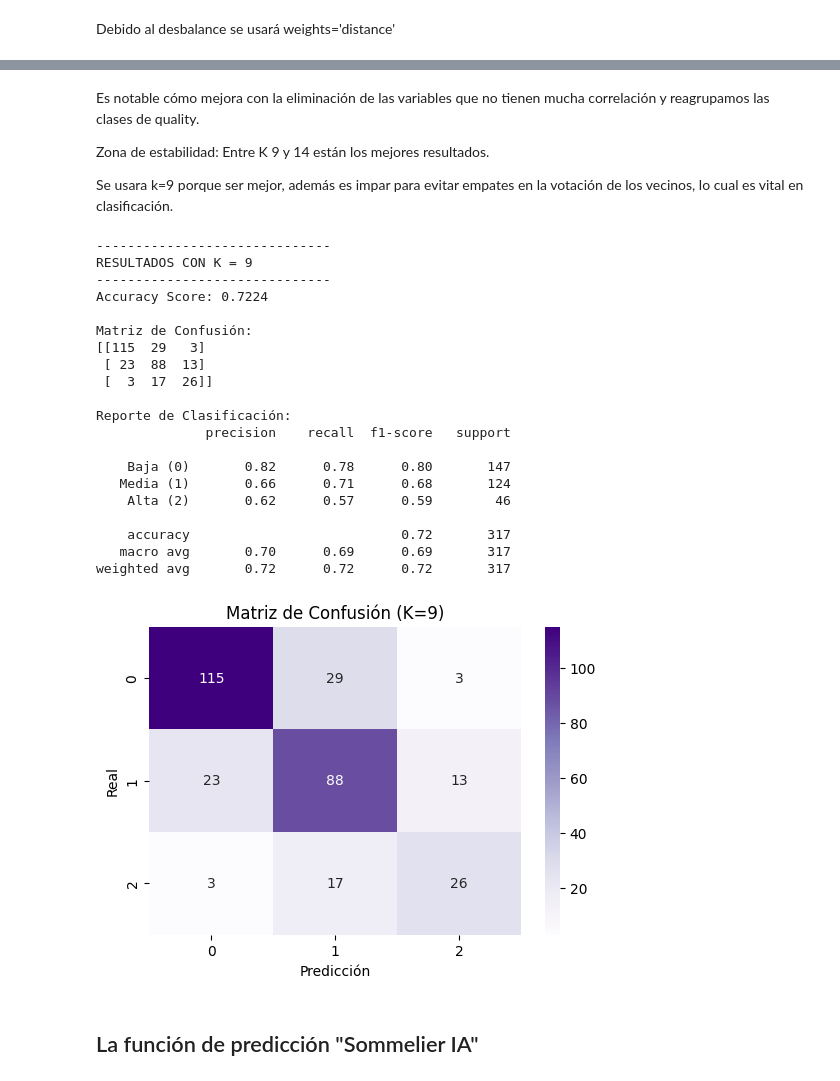
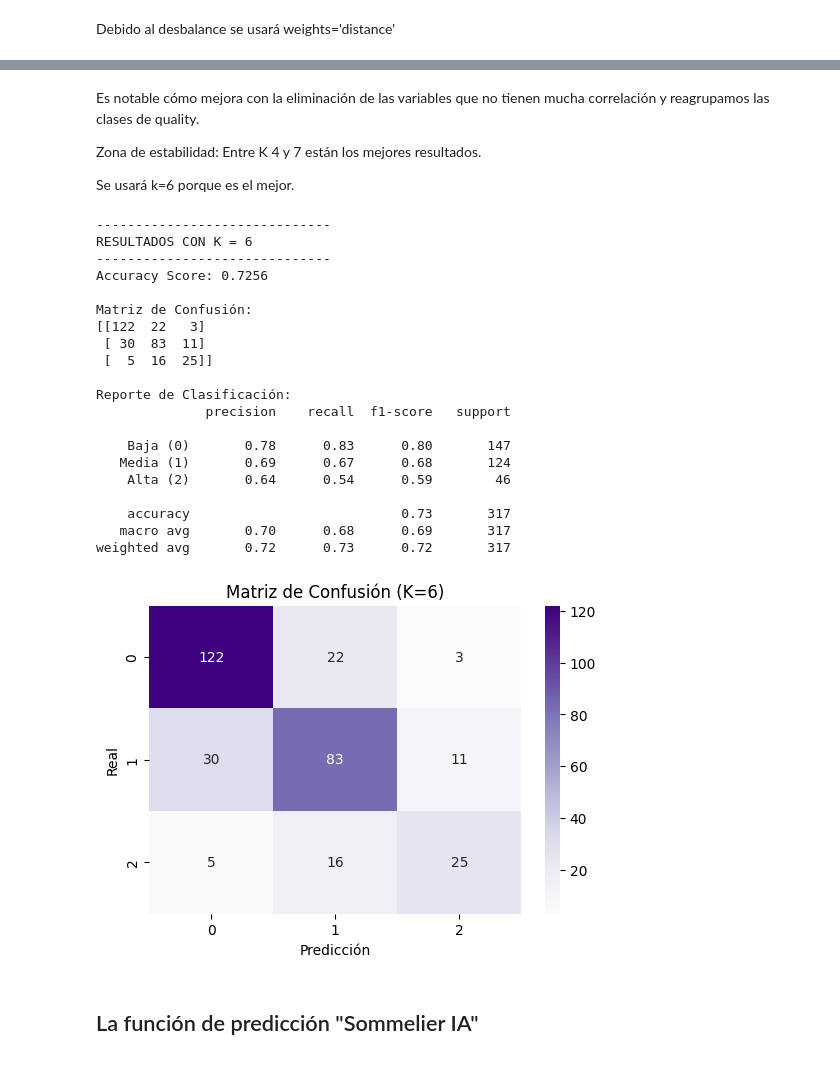
Before and after one commit to 4GeeksAcademy/IgnacioSabinoG-IntroML, a Jupyter notebook: src/08-k-nearest-neighbours-winequality-red.ipynb, the cells around one changed output, grey strips where cells are left out. Cells and saved outputs as stored; diff of their text form; code cells hidden in the pictures.

```diff
--- a/src/08-k-nearest-neighbours-winequality-red.ipynb
+++ b/src/08-k-nearest-neighbours-winequality-red.ipynb
@@ -202,7 +202,7 @@ Zona de estabilidad: Entre K 14 y 19 están los mejores resultados. Esto es much
 # %% [markdown]
 ## Eliminación de variables de baja correlación
 # %%
-df_limpio = df_clean.drop(columns=['residual sugar', 'free sulfur dioxide', 'pH', 'fixed acidity'])
+df_limpio = df_clean.drop(columns=['residual sugar', 'free sulfur dioxide', 'pH', 'fixed acidity', 'chlorides'])
 
 # 2. Reemplazamos los valores de quality
 # 3, 4 -> 0
@@ -266,14 +266,14 @@ El mejor valor de k es: 9
 # %% [markdown]
 Es notable cómo mejora con la eliminación de las variables que no tienen mucha correlación y reagrupamos las clases de quality.
 
-Zona de estabilidad: Entre K 9 y 14 están los mejores resultados.
+Zona de estabilidad: Entre K 4 y 7 están los mejores resultados.
 
-Se usara k=9 porque ser mejor, además es impar para evitar empates en la votación de los vecinos, lo cual es vital en clasificación.
+Se usará k=6 porque es el mejor.
 # %%
 from sklearn.metrics import confusion_matrix
 
 # 1. Entrenamos el modelo final con el mejor k encontrado
-knn_final = KNeighborsClassifier(n_neighbors=9, weights='distance')
+knn_final = KNeighborsClassifier(n_neighbors=6, weights='distance')
 knn_final.fit(X_train_scaled, y_train)
 
 # 2. Realizamos las predicciones sobre el set de prueba
@@ -281,47 +281,47 @@ y_pred = knn_final.predict(X_test_scaled)
 
 # 3. Generamos y mostramos las métricas
 print("-" * 30)
-print(f"RESULTADOS CON K = {9}")
+print(f"RESULTADOS CON K = {6}")
 print("-" * 30)
 
 print(f"Accuracy Score: {accuracy_score(y_test, y_pred):.4f}")
 
 print("\nMatriz de Confusión:")
 print(confusion_matrix(y_test, y_pred))
 
 print("\nReporte de Clasificación:")
 print(classification_report(y_test, y_pred, target_names=['Baja (0)', 'Media (1)', 'Alta (2)']))
 
 # Opcional: Visualizar la matriz de confusión más clara
 plt.figure(figsize=(6,4))
 sns.heatmap(confusion_matrix(y_test, y_pred), annot=True, fmt='d', cmap='Purples',
             xticklabels=['0','1','2'], yticklabels=['0','1','2'])
 plt.xlabel('Predicción')
 plt.ylabel('Real')
-plt.title(f'Matriz de Confusión (K={9})')
+plt.title(f'Matriz de Confusión (K={6})')
 plt.show()
 # %% [output]
 ------------------------------
-RESULTADOS CON K = 9
+RESULTADOS CON K = 6
 ------------------------------
-Accuracy Score: 0.7224
+Accuracy Score: 0.7256
 
 Matriz de Confusión:
-[[115  29   3]
- [ 23  88  13]
- [  3  17  26]]
+[[122  22   3]
+ [ 30  83  11]
+ [  5  16  25]]
 
 Reporte de Clasificación:
               precision    recall  f1-score   support
 
-    Baja (0)       0.82      0.78      0.80       147
-   Media (1)       0.66      0.71      0.68       124
-    Alta (2)       0.62      0.57      0.59        46
+    Baja (0)       0.78      0.83      0.80       147
+   Media (1)       0.69      0.67      0.68       124
+    Alta (2)       0.64      0.54      0.59        46
 
-    accuracy                           0.72       317
-   macro avg       0.70      0.69      0.69       317
-weighted avg       0.72      0.72      0.72       317
+    accuracy                           0.73       317
+   macro avg       0.70      0.68      0.69       317
+weighted avg       0.72      0.73      0.72       317
-[figure, old version]
+[figure, new version]
 # %% [markdown]
 ## La función de predicción "Sommelier IA"
 # %%
```
Also changed, not shown: parts of 3 cells of this notebook, 2 other files.
